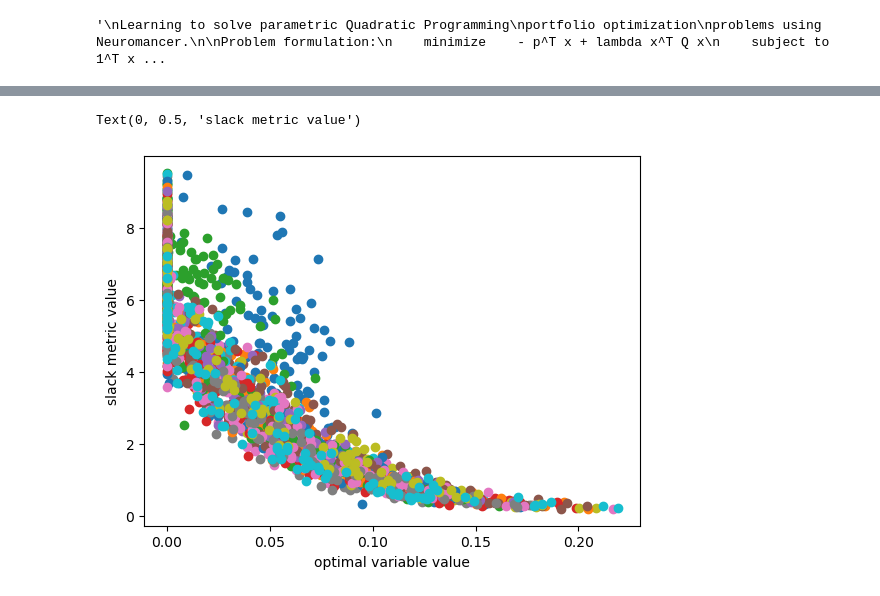
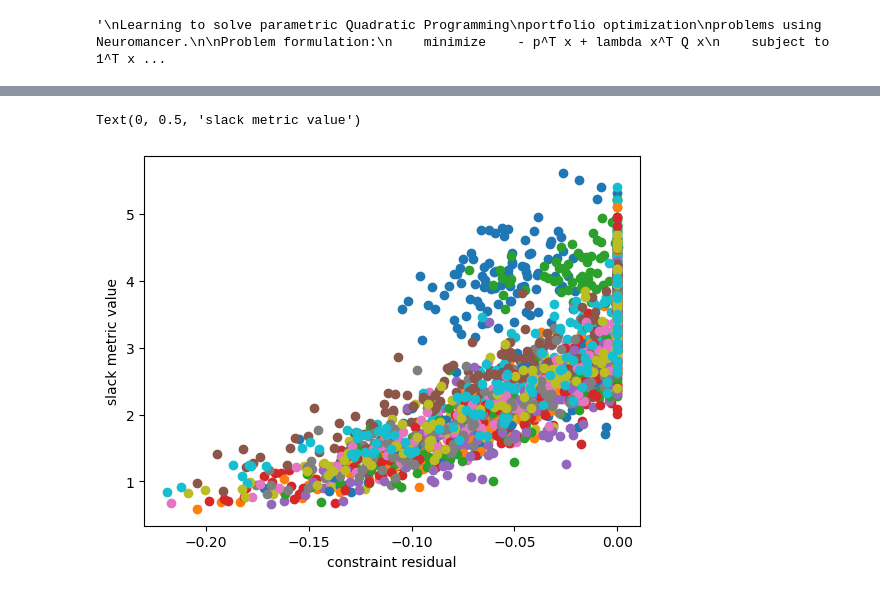
Before and after one commit to pnnl/LOPO, a Jupyter notebook: New_Experiments/portfolio_small_DR.ipynb, the cells around one changed output, grey strips where cells are left out. Saved outputs shown, nothing was run; the diff lists cells and outputs as text; code cells hidden in the pictures.

Commit message:
plotting bugs

```diff
--- a/New_Experiments/portfolio_small_DR.ipynb
+++ b/New_Experiments/portfolio_small_DR.ipynb
@@ -444,5 +421,5 @@ Average Solution Difference: 0.00030401087
 # %%
-
+pr = samples_test['p']
 P_v_list = []
 for i in range(pr.shape[0]):
     P_vals = solver.Pm_2('',pr[i,:])
@@ -452,12 +429,12 @@ pv = np.stack(P_v_list)
 # %%
 for k in range(n_dim):
     #plt.scatter(x_nm_test[:,k],pv[:,k])
-    plt.scatter(x_cvxpy_test.detach().numpy()[:,k],pv[:,k])
-plt.xlabel('optimal variable value')
+    plt.scatter(-x_cvxpy_test.detach().numpy()[:,k],pv[:,k])
+plt.xlabel('constraint residual')
 plt.ylabel('slack metric value')
 # %% [output]
 Text(0, 0.5, 'slack metric value')
-[figure, old version]
+[figure, new version]
 # %%
 
 
```
Also changed, not shown: parts of 5 cells of this notebook, 4 other files.
